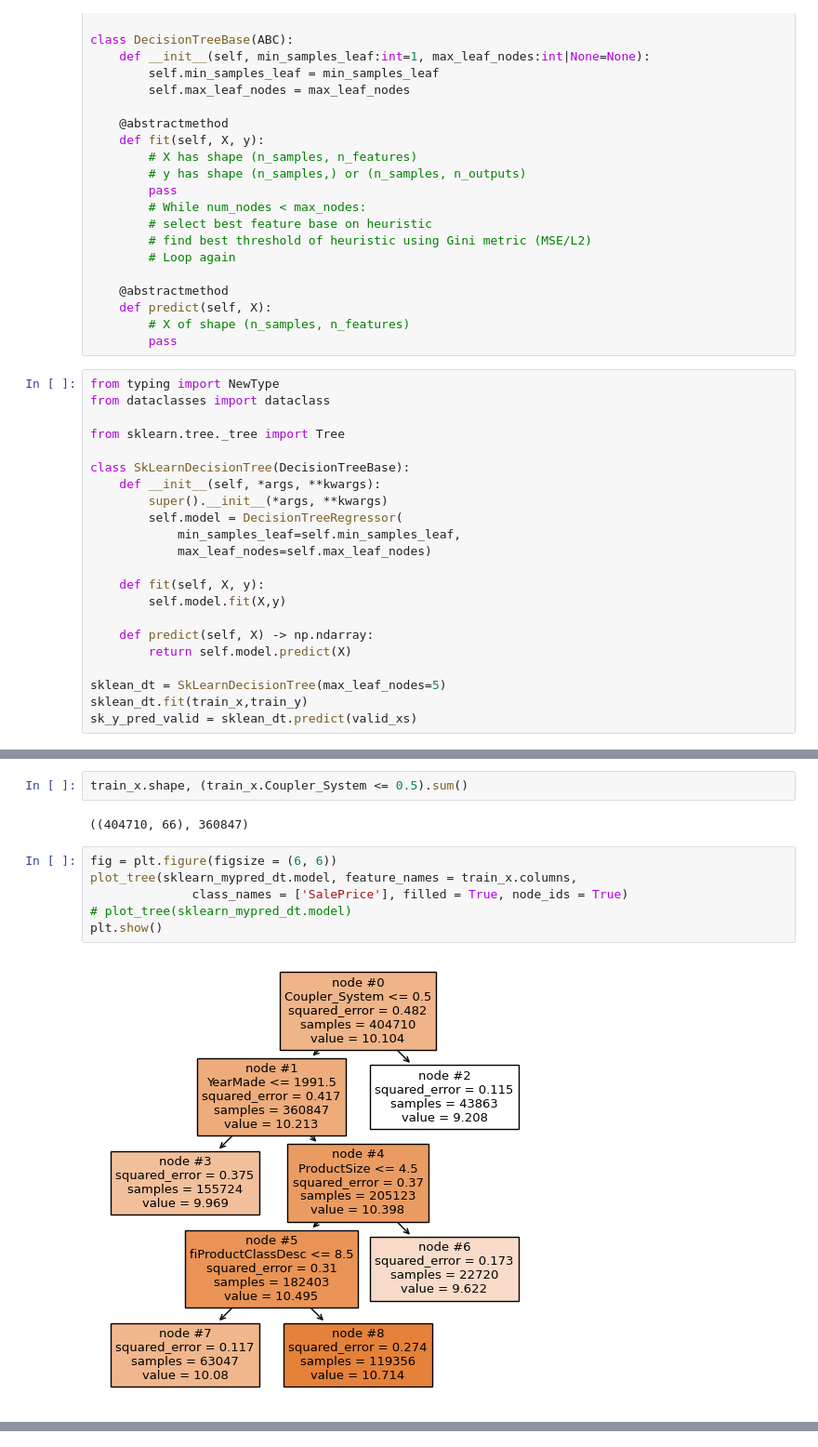
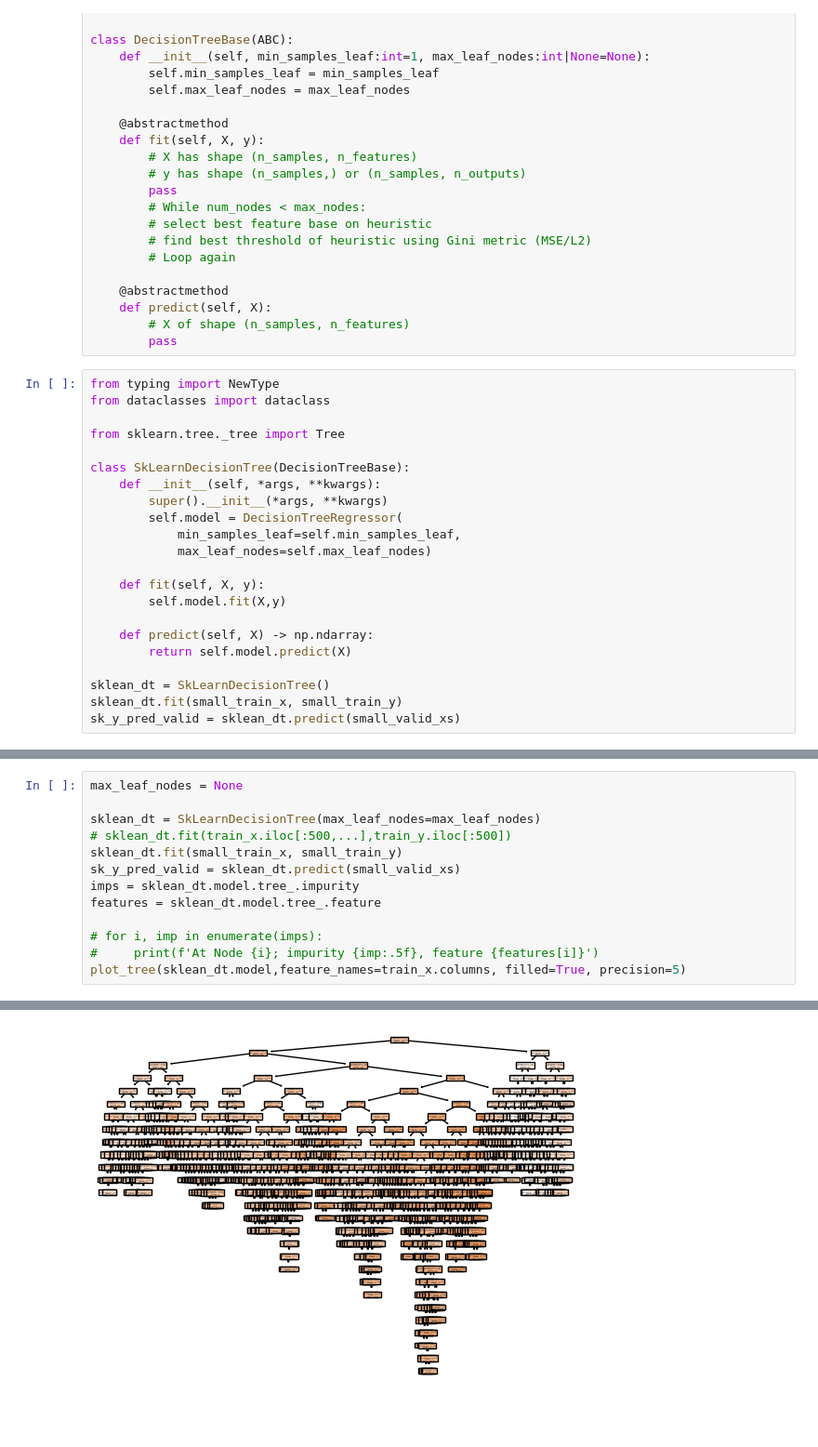
Before and after one commit to sean-mcmahon/sean-mcmahon.github.io, a Jupyter notebook: notebooks/decision_tree.ipynb, the cells around one changed output, grey strips where cells are left out. Shown: that part at 93% size. Drawn from its saved outputs; the diff is of its cells as text; blank space fills up the shorter version.

```diff
--- a/notebooks/decision_tree.ipynb
+++ b/notebooks/decision_tree.ipynb
@@ -201,6 +213,6 @@ class SkLearnDecisionTree(DecisionTreeBase):
     def predict(self, X) -> np.ndarray:
         return self.model.predict(X)
 
-sklean_dt = SkLearnDecisionTree(max_leaf_nodes=5)
-sklean_dt.fit(train_x,train_y)
-sk_y_pred_valid = sklean_dt.predict(valid_xs)
+sklean_dt = SkLearnDecisionTree()
+sklean_dt.fit(small_train_x, small_train_y)
+sk_y_pred_valid = sklean_dt.predict(small_valid_xs)
@@ -330,12 +316,14 @@ valid_xs.shape, (valid_xs.Coupler_System <= 0.5).sum()
-# %%
-train_x.shape, (train_x.Coupler_System <= 0.5).sum()
-# %% [output]
-((404710, 66), 360847)
-# %%
-fig = plt.figure(figsize = (6, 6))
-plot_tree(sklearn_mypred_dt.model, feature_names = train_x.columns,
-              class_names = ['SalePrice'], filled = True, node_ids = True)
-# plot_tree(sklearn_mypred_dt.model)
-plt.show()
-# %% [output]
-[figure, removed]
+# %%
+max_leaf_nodes = None
+
+sklean_dt = SkLearnDecisionTree(max_leaf_nodes=max_leaf_nodes)
+# sklean_dt.fit(train_x.iloc[:500,...],train_y.iloc[:500])
+sklean_dt.fit(small_train_x, small_train_y)
+sk_y_pred_valid = sklean_dt.predict(small_valid_xs)
+imps = sklean_dt.model.tree_.impurity
+features = sklean_dt.model.tree_.feature
+
+# for i, imp in enumerate(imps):
+#     print(f'At Node {i}; impurity {imp:.5f}, feature {features[i]}')
+plot_tree(sklean_dt.model,feature_names=train_x.columns, filled=True, precision=5)
+# %% [output]
@@ -341,0 +347 @@ plt.show()
+[figure, added]
```
Also changed, not shown: parts of 22 cells of this notebook, 8 other files.
